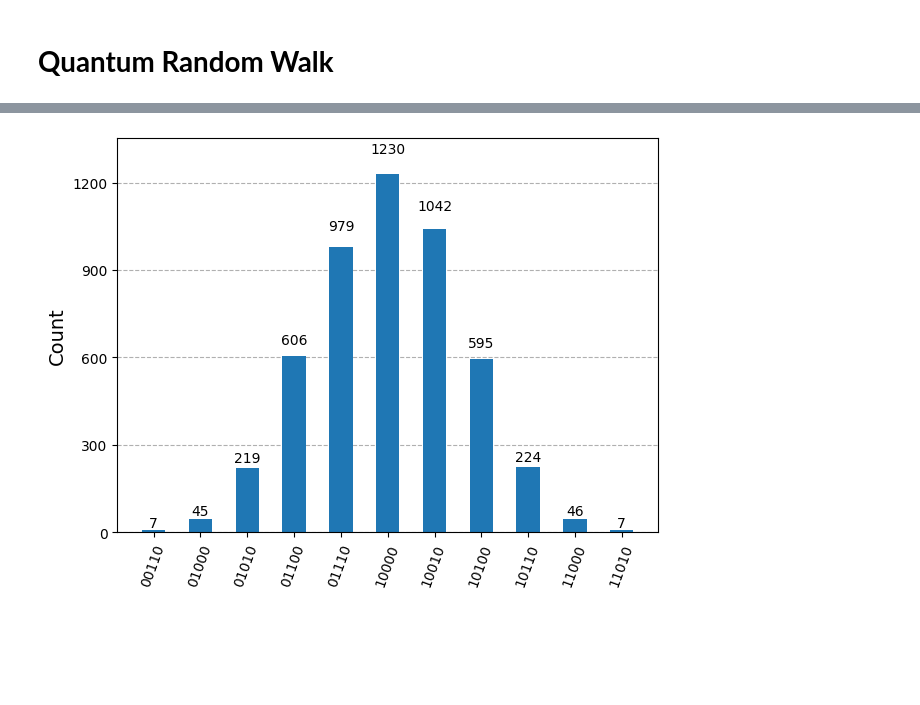
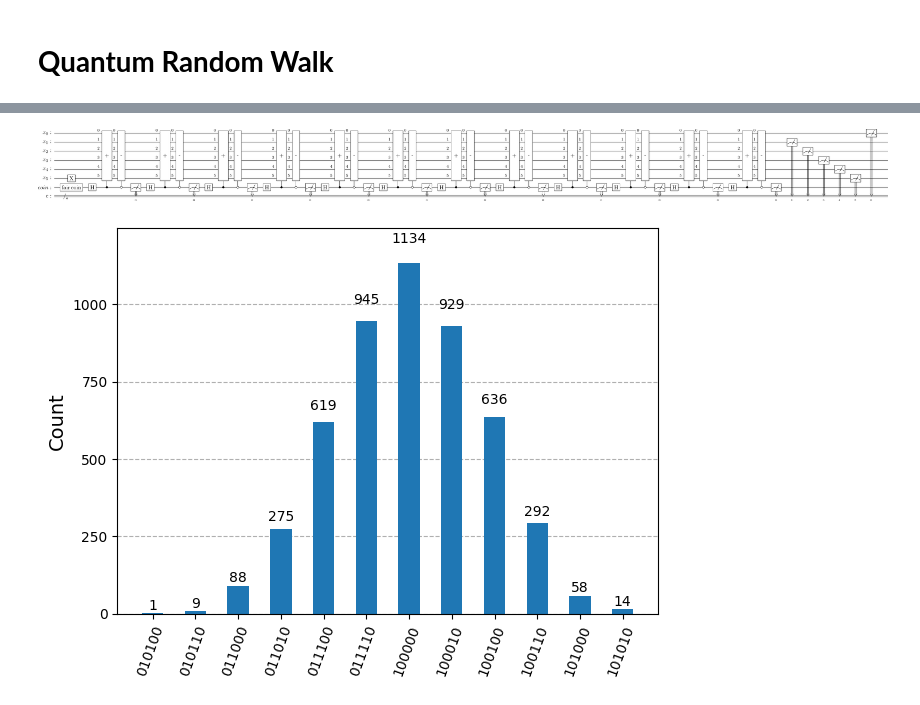
Before and after one commit to BoredDam/quantum-algorithms, a Jupyter notebook: quantum-walks/walk.ipynb, the cells around one changed output, grey strips where cells are left out. Cells and saved outputs as stored; diff of their text form; code cells hidden in the pictures; blank space fills up the shorter version.

Commit message:
fix: quantum random walk vs regular random walk

```diff
--- a/quantum-walks/walk.ipynb
+++ b/quantum-walks/walk.ipynb
@@ -60,0 +53,5 @@ plot_histogram(counts)
+# %%
+qc = unbiased_quantum_walk(12, 6, True, True)
+shots = 5000
+counts = fq.run(qc, shots)
+qc.draw('latex')
@@ -61,17 +64,20 @@ plot_histogram(counts)
 # %%
-qubits = 5
-t = 10
-qr = QuantumRegister(qubits, 'x')
-qa = QuantumRegister(1, 'coin')
-c = ClassicalRegister(qubits, 'c')
-qc = QuantumCircuit(qr,qa, c)
+def regular_random_walk(steps: int, qubits: int, centered: bool=True, symmetrical: bool=True):
+    qr = QuantumRegister(qubits, 'x')
+    qa = QuantumRegister(1, 'coin')
+    c = ClassicalRegister(qubits, 'c')
+    qc = QuantumCircuit(qr,qa,c)
 
-qc.x(qr[qubits-1])
+    if symmetrical:
+        qc = qc.compose(fair_coin(), qa)
 
-for i in range(t):
-    qc.h(qa)
-    qc = qc.compose(increment_operator(qubits).control(1), [qa, *qr])
-    qc = qc.compose(decrement_operator(qubits).control(1, ctrl_state='0'), [qa, *qr])
-    qc.measure(qa, c[0])
-qc.measure(qr, c)
-qc.draw('mpl')
+    if centered:
+        qc.x(qr[qubits-1])
+
+    for _ in range(steps):
+        qc.h(qa)
+        qc = qc.compose(increment_operator(qubits).control(1), [qa, *qr])
+        qc = qc.compose(decrement_operator(qubits).control(1, ctrl_state='0'), [qa, *qr])
+        qc.measure(qa, c[0])
+    qc.measure(qr, c)
+    return qc
@@ -80,7 +84,13 @@ qc.draw('mpl')
 # %%
-shots = 5000
-counts = fq.run(qc, shots)
-
-plot_histogram(counts)
+qc = regular_random_walk(12, 6, True, True)
+qc.draw('latex')
 # %% [output]
-[figure, old version]
+[figure, new version]
+# %%
+shots = 5000
+counts = fq.run(qc, shots)
+
+
+plot_histogram(counts)
+# %% [output]
+[figure, added]
```
Also changed, not shown: parts of 5 cells of this notebook.
